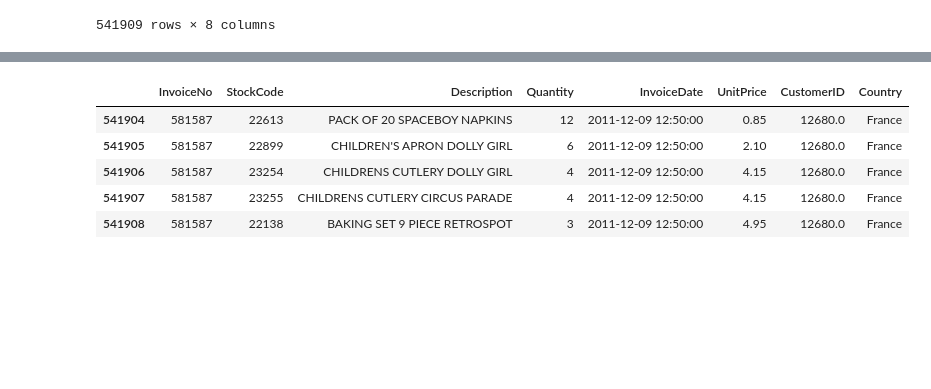
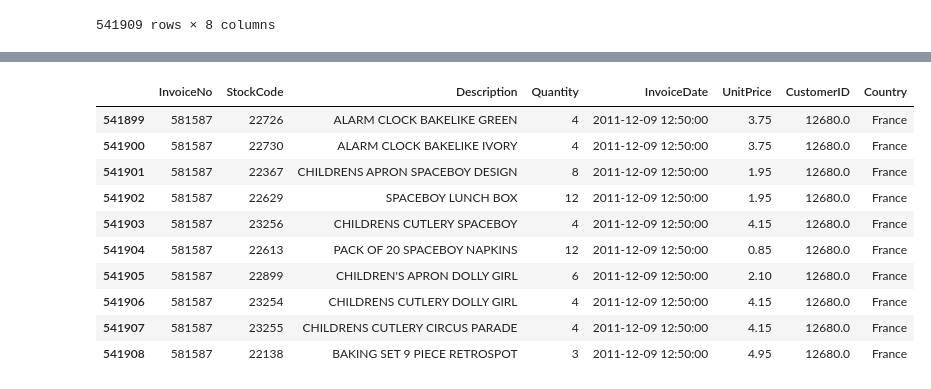
Before and after one commit to akashkchavan9900/customer-segmentation-kmeans, a Jupyter notebook: data-cleaning.ipynb, the cells around one changed output, grey strips where cells are left out. Drawn from its saved outputs; the diff is of its cells as text; code cells hidden in the pictures; blank space fills up the shorter version.

```diff
--- a/data-cleaning.ipynb
+++ b/data-cleaning.ipynb
@@ -28,9 +30,14 @@ df.head()
 | 3 | 536365 | 84029G | KNITTED UNION FLAG HOT WATER BOTTLE | 6 | 2010-12-01 08:26:00 | 3.39 | 17850.0 | United Kingdom |
 | 4 | 536365 | 84029E | RED WOOLLY HOTTIE WHITE HEART. | 6 | 2010-12-01 08:26:00 | 3.39 | 17850.0 | United Kingdom |
 # %%
-df.tail()
+df.tail(10)
 # %% [output]
 |  | InvoiceNo | StockCode | Description | Quantity | InvoiceDate | UnitPrice | CustomerID | Country |
+| 541899 | 581587 | 22726 | ALARM CLOCK BAKELIKE GREEN | 4 | 2011-12-09 12:50:00 | 3.75 | 12680.0 | France |
+| 541900 | 581587 | 22730 | ALARM CLOCK BAKELIKE IVORY | 4 | 2011-12-09 12:50:00 | 3.75 | 12680.0 | France |
+| 541901 | 581587 | 22367 | CHILDRENS APRON SPACEBOY DESIGN | 8 | 2011-12-09 12:50:00 | 1.95 | 12680.0 | France |
+| 541902 | 581587 | 22629 | SPACEBOY LUNCH BOX | 12 | 2011-12-09 12:50:00 | 1.95 | 12680.0 | France |
+| 541903 | 581587 | 23256 | CHILDRENS CUTLERY SPACEBOY | 4 | 2011-12-09 12:50:00 | 4.15 | 12680.0 | France |
 | 541904 | 581587 | 22613 | PACK OF 20 SPACEBOY NAPKINS | 12 | 2011-12-09 12:50:00 | 0.85 | 12680.0 | France |
 | 541905 | 581587 | 22899 | CHILDREN'S APRON DOLLY GIRL | 6 | 2011-12-09 12:50:00 | 2.10 | 12680.0 | France |
 | 541906 | 581587 | 23254 | CHILDRENS CUTLERY DOLLY GIRL | 4 | 2011-12-09 12:50:00 | 4.15 | 12680.0 | France |
```
Also changed, not shown: parts of 8 cells of this notebook.
